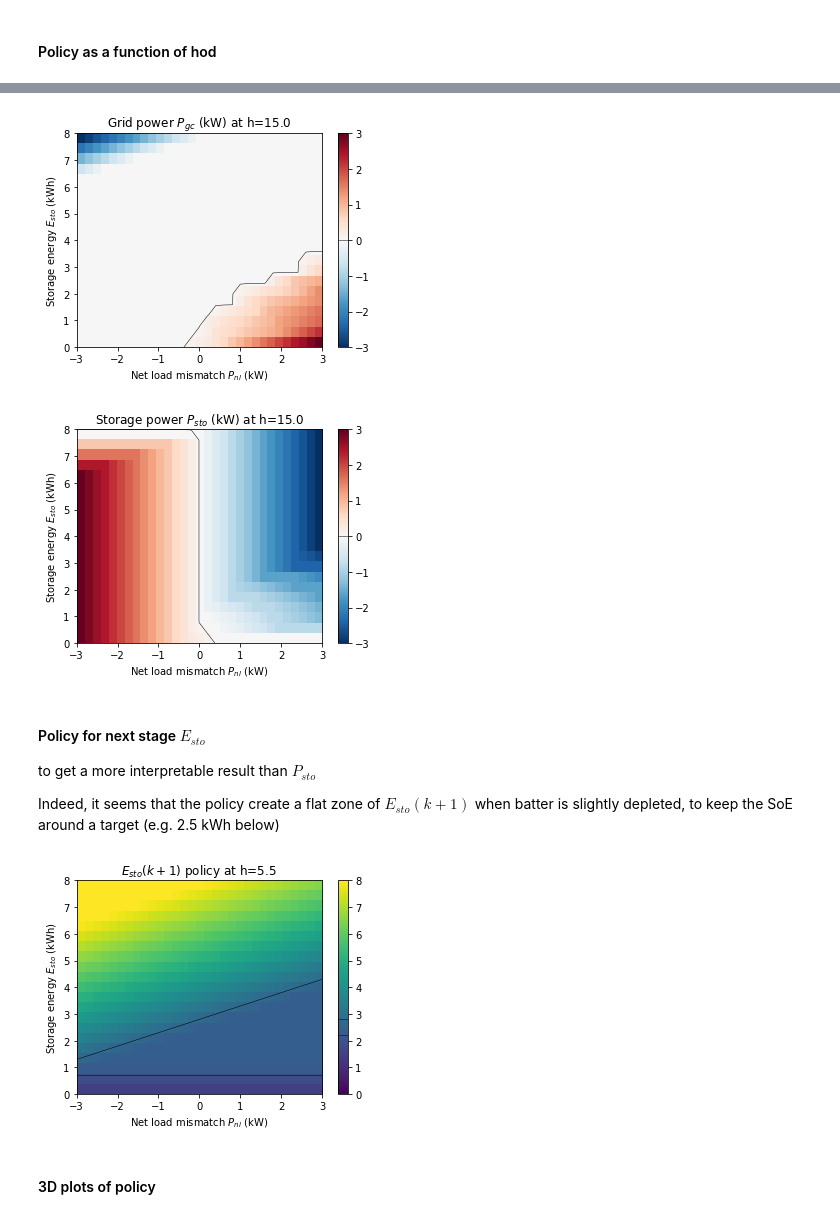
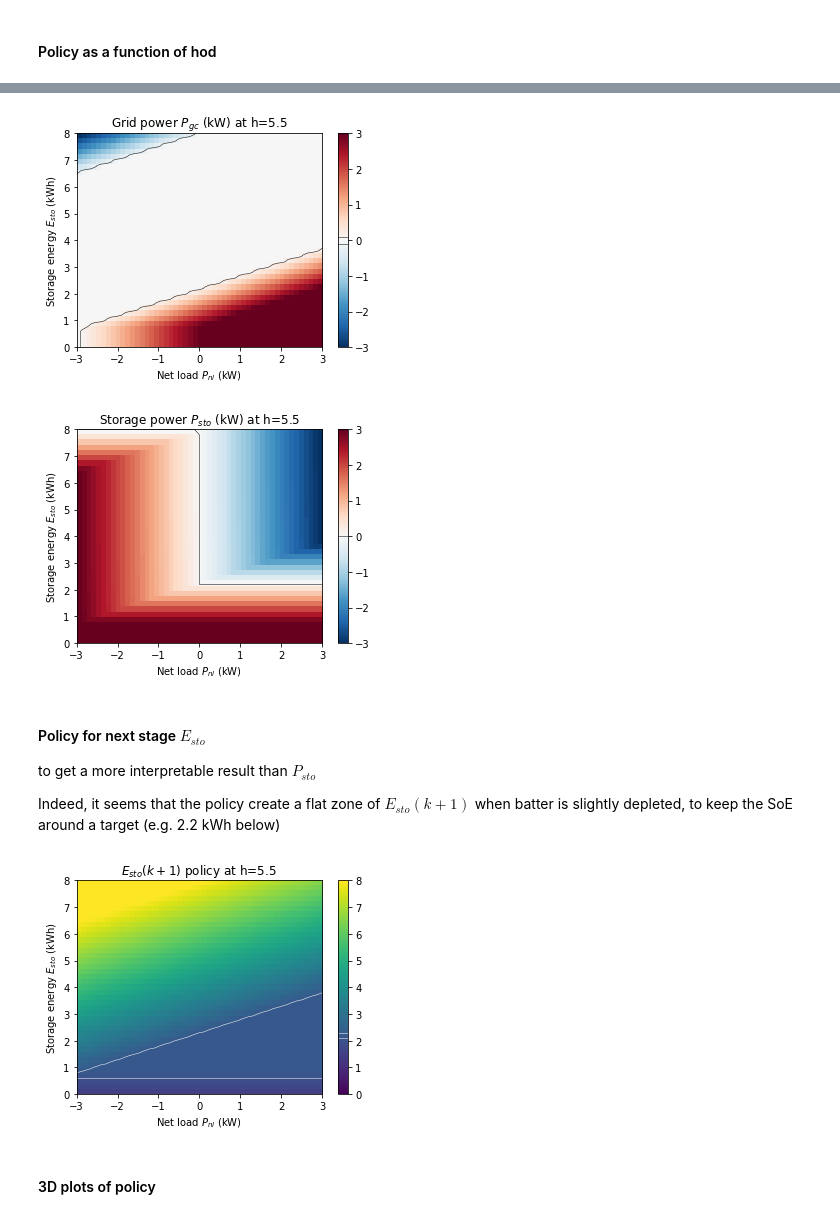
Before and after one commit to pierre-haessig/solarhome-control-bench, a Jupyter notebook: methods/python_sdp/Solar_home_Python_SDP.ipynb, the cells around one changed output, grey strips where cells are left out. Saved outputs shown, nothing was run; the diff lists cells and outputs as text; code cells hidden in the pictures.

Commit message:
First satisfying SDP results

```diff
--- a/methods/python_sdp/Solar_home_Python_SDP.ipynb
+++ b/methods/python_sdp/Solar_home_Python_SDP.ipynb
@@ -291,5 +331,5 @@ dyn_norm(5, 2, 23.5,
 # %%
-w_law = stats.norm()
+w_law = st.norm()
 # %% [markdown]
 ### Set of admissible controls
 # %%
@@ -377,10 +414,12 @@ Dynamical system "Solar home randint" description
 dpsolv = DPSolver(sys_desc)
 
 # discretize the state space
-n_E_sto = 21
-n_P_nl = 31
+n_E_sto = 41
+n_P_nl = 51
 n_h = 48
+print('State grid size: {:.0f} kpts'.format(n_E_sto*n_P_nl*n_h/1000))
 P_nl_max = 3
+
 dpsolv.discretize_state(0, E_rated, n_E_sto,
                         -P_nl_max, P_nl_max, n_P_nl,
                         0, 23.5, n_h)
@@ -396,7 +435,7 @@ else:
     dpsolv.discretize_perturb(-3,3,11) # normal between -3 and +3 std
 
 # control discretization step:
-p_sto_step = 0.1 # kW
+p_sto_step = 0.025 # kW
 dpsolv.control_steps=(p_sto_step,)
 
 dpsolv.print_summary()
@@ -614,3 +667,9 @@ Extract the policy for each variable of interest:
+# %%
+# res = np.load('results/pol_iid-ri_qp.npz')
+# res = np.load('results/pol_iid-ri.npz')
+# res = np.load('results/pol_iid-ri_qp_overfit.npz')
+res = np.load('results/pol_iid-norm_qp.npz')
+pol = res['pol']
 # %%
 pol_sto = pol[..., 0]
 pol_gc = P_nl_grid + pol_sto
@@ -654,7 +751,8 @@ im_opts = dict(interpolation='nearest', cmap = 'RdBu_r',
 P_nl_label = 'Net load $P_{nl}$ (kW)'
 E_sto_label = 'Storage energy $E_{sto}$ (kWh)'
 # %%
-hi = 30
+# which hod slice:
+hi = 11
 
 fig = plt.figure(figsize=(5,4))
 ax = fig.add_subplot(111, title='Grid power $P_{{gc}}$ (kW) at h={}'.format(hod[hi]),
@@ -663,36 +761,34 @@ im = ax.imshow(pol_gc[:,:,hi],  **im_opts)
 cbar = fig.colorbar(im)#, ticks=mpl.ticker.MultipleLocator())
 # contours
 clines = ax.contour(P_nl_grid[:,:,hi], E_sto_grid[:,:,hi], pol_gc[:,:,hi],
-                [1e-2],
+                [-1e-1, 1e-1],
                 colors='k', linestyles='solid', linewidths=.5)
 cbar.add_lines(clines)
 
 fig.tight_layout()
 # %% [output]
-[figure, old version]
+[figure, new version]
 # %%
-hi = 30
-
 fig = plt.figure(figsize=(5,4))
 ax = fig.add_subplot(111, title='Storage power $P_{{sto}}$ (kW) at h={}'.format(hod[hi]),
                           xlabel=P_nl_label, ylabel=E_sto_label)
 im = ax.imshow(pol_sto[:,:,hi],  **im_opts)
 cbar = fig.colorbar(im)#, ticks=mpl.ticker.MultipleLocator())
 # contours
 clines = ax.contour(P_nl_grid[:,:,hi], E_sto_grid[:,:,hi], pol_sto[:,:,hi],
-                [1e-2],
+                [0],
                 colors='k', linestyles='solid', linewidths=.5)
 cbar.add_lines(clines)
 
 fig.tight_layout()
 # %% [output]
-[figure, old version]
+[figure, new version]
 # %% [markdown]
 #### Policy for next stage $E_{sto}$
 
 to get a more interpretable result than $P_{sto}$
 
-Indeed, it seems that the policy create a flat zone of $E_{sto}(k+1)$ when batter is slightly depleted, to keep the SoE around a target (e.g. 2.5 kWh below)
+Indeed, it seems that the policy create a flat zone of $E_{sto}(k+1)$ when batter is slightly depleted, to keep the SoE around a target (e.g. 2.2 kWh below)
 # %%
 im_opts = dict(interpolation='nearest', cmap = 'viridis',
                    extent=(-P_nl_max, P_nl_max, 0, E_rated),
@@ -710,13 +806,13 @@ im = ax.imshow(E_sto_grid[:,:,hi]+pol_sto[:,:,hi]*dt,  **im_opts)
 cbar = fig.colorbar(im)#, ticks=mpl.ticker.MultipleLocator())
 # contours
 clines = ax.contour(P_nl_grid[:,:,hi], E_sto_grid[:,:,hi], E_sto_grid[:,:,hi]+pol_sto[:,:,hi]*dt,
-                [2.2,2.8],
-                colors='k', linestyles='solid', linewidths=.5)
+                [2.1, 2.3],
+                colors='white', linestyles='solid', linewidths=.5)
 cbar.add_lines(clines)
 
 fig.tight_layout()
 # %% [output]
-[figure, old version]
+[figure, new version]
 # %% [markdown]
 #### 3D plots of policy
 # %%
```
Also changed, not shown: parts of 65 cells of this notebook, 14 other files.
